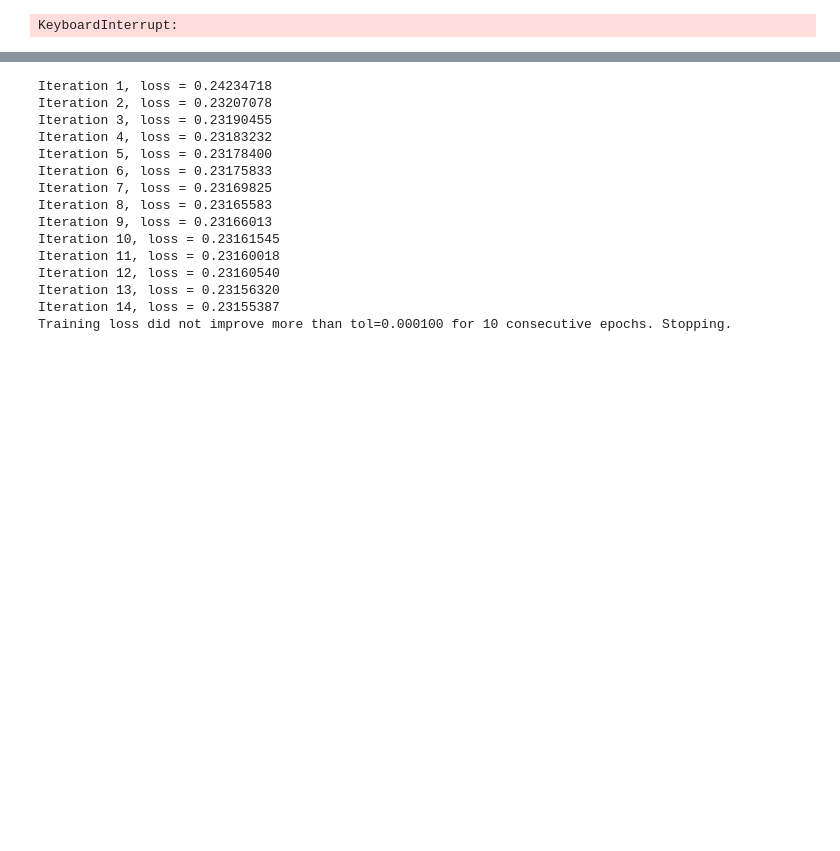
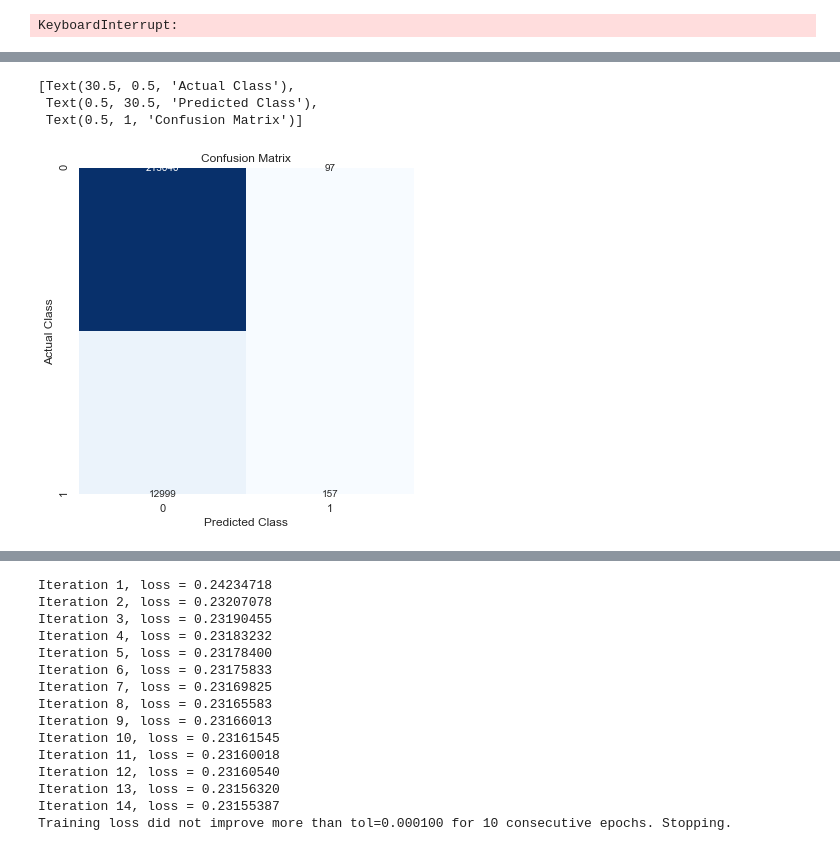
Before and after one commit to MrBLiu/InsightTeam2020, a Jupyter notebook: Sofia/MLP Classifiers.ipynb, the cells around one changed output, grey strips where cells are left out. Drawn from its saved outputs; the diff is of its cells as text; code cells hidden in the pictures; blank space fills up the shorter version.

```diff
--- a/Sofia/MLP Classifiers.ipynb
+++ b/Sofia/MLP Classifiers.ipynb
@@ -352,0 +365,8 @@ Name: ped_tf, dtype: int64
+# %%
+def persons_to_binary(x):
+    if x==0:
+        return 0
+    else:
+        return 1
+
+data['PERSONS_TF']=data['ped_tf'].apply(persons_to_binary)
@@ -360,0 +387,2 @@ ValueError: Expected n_neighbors <= n_samples,  but n_samples = 2, n_neighbors =
+# %%
+data_predict = data[['time_num','MANHATTAN','QUEENS','BRONX','STATEN ISLAND','BROOKLYN','Human','Environmental','Vehicular','Unspecified']]
@@ -360,0 +420,12 @@ ValueError: Expected n_neighbors <= n_samples,  but n_samples = 2, n_neighbors =
+# %%
+Xs = data_predict
+y = data['PERSONS_TF']
+X_train, X_test, y_train, y_test = train_test_split(Xs, y, test_size=0.2)
+# %%
+mlp = MLPClassifier(hidden_layer_sizes = (100,100,100),
+                    activation='relu',
+                    solver = 'adam',
+                    verbose=True,
+                    random_state=0,
+                    max_iter=20)
+mlp.fit(X_train, y_train)
@@ -360,0 +488,11 @@ ValueError: Expected n_neighbors <= n_samples,  but n_samples = 2, n_neighbors =
+# %%
+test_cf = pd.DataFrame(confusion_matrix(y_test,mlp.predict(X_test)))
+
+fig, ax = plt.subplots(figsize=(6,6))
+ax = sns.heatmap(test_cf,annot=True,fmt='d',cmap='Blues',cbar=False)
+ax.set(xlabel='Predicted Class',ylabel='Actual Class',title='Confusion Matrix')
+# %% [output]
+[Text(30.5, 0.5, 'Actual Class'),
+ Text(0.5, 30.5, 'Predicted Class'),
+ Text(0.5, 1, 'Confusion Matrix')]
+[figure, added]
```
Also changed, not shown: parts of 64 cells of this notebook.
